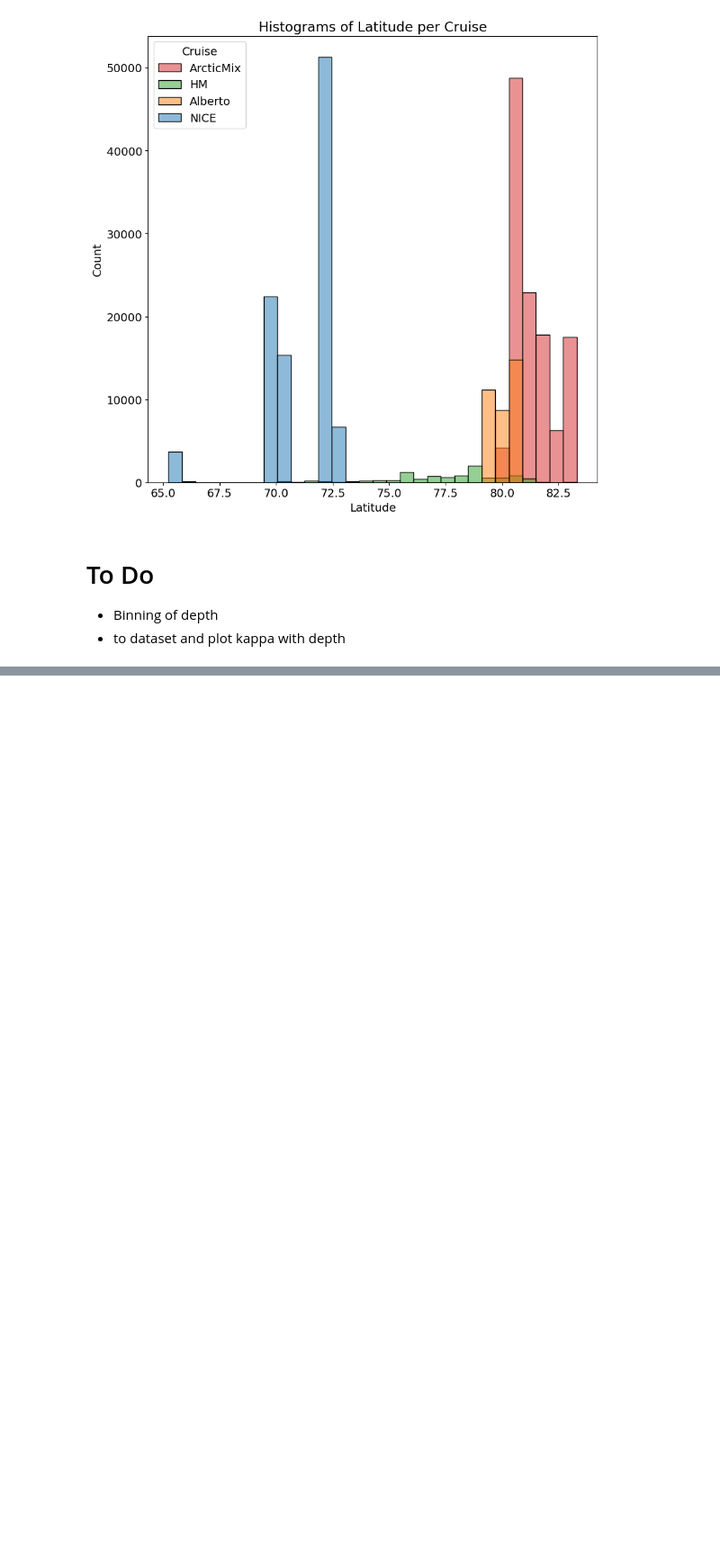
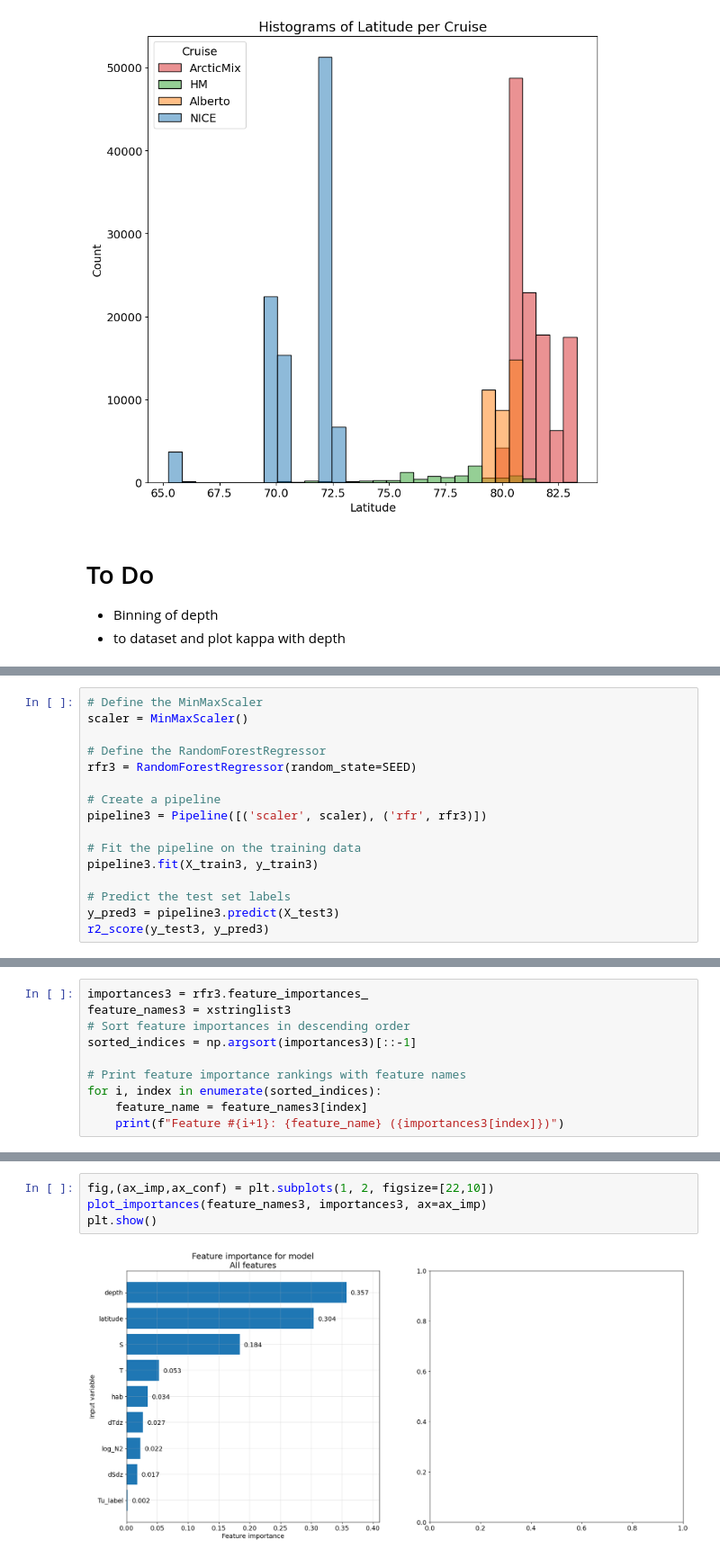
Before and after one commit to lisanneblok/ArcticTurbulence, a Jupyter notebook: ML_models/arctic_RFs.ipynb, the cells around one changed output, grey strips where cells are left out. Shown at 90% size. Cells and saved outputs as stored; diff of their text form; blank space fills up the shorter version.

```diff
--- a/ML_models/arctic_RFs.ipynb
+++ b/ML_models/arctic_RFs.ipynb
@@ -377,0 +393,16 @@ plt.show()
+# %%
+# Define the MinMaxScaler
+scaler = MinMaxScaler()
+
+# Define the RandomForestRegressor
+rfr3 = RandomForestRegressor(random_state=SEED)
+
+# Create a pipeline
+pipeline3 = Pipeline([('scaler', scaler), ('rfr', rfr3)])
+
+# Fit the pipeline on the training data
+pipeline3.fit(X_train3, y_train3)
+
+# Predict the test set labels
+y_pred3 = pipeline3.predict(X_test3)
+r2_score(y_test3, y_pred3)
@@ -377,0 +446,10 @@ plt.show()
+# %%
+importances3 = rfr3.feature_importances_
+feature_names3 = xstringlist3
+# Sort feature importances in descending order
+sorted_indices = np.argsort(importances3)[::-1]
+
+# Print feature importance rankings with feature names
+for i, index in enumerate(sorted_indices):
+    feature_name = feature_names3[index]
+    print(f"Feature #{i+1}: {feature_name} ({importances3[index]})")
@@ -377,0 +466,6 @@ plt.show()
+# %%
+fig,(ax_imp,ax_conf) = plt.subplots(1, 2, figsize=[22,10])
+plot_importances(feature_names3, importances3, ax=ax_imp)
+plt.show()
+# %% [output]
+[figure, added]
```
Also changed, not shown: parts of 16 cells of this notebook, 2 other files.
